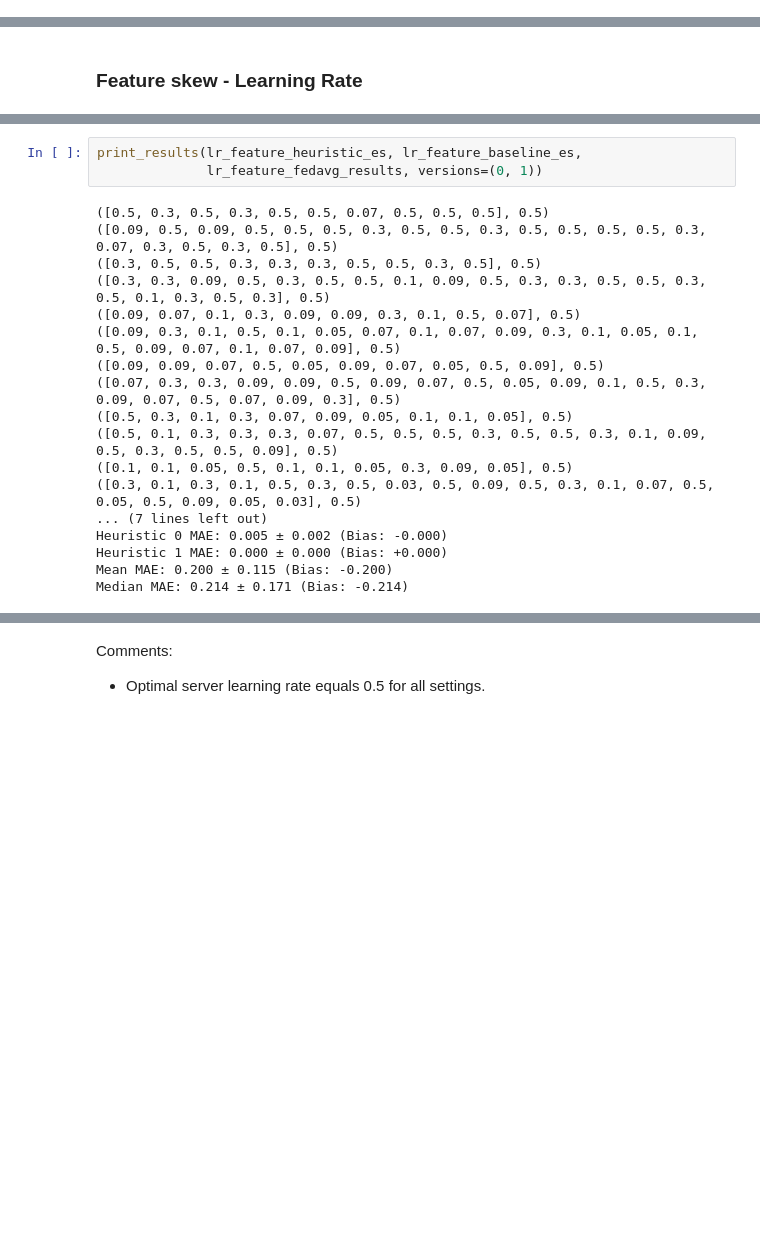
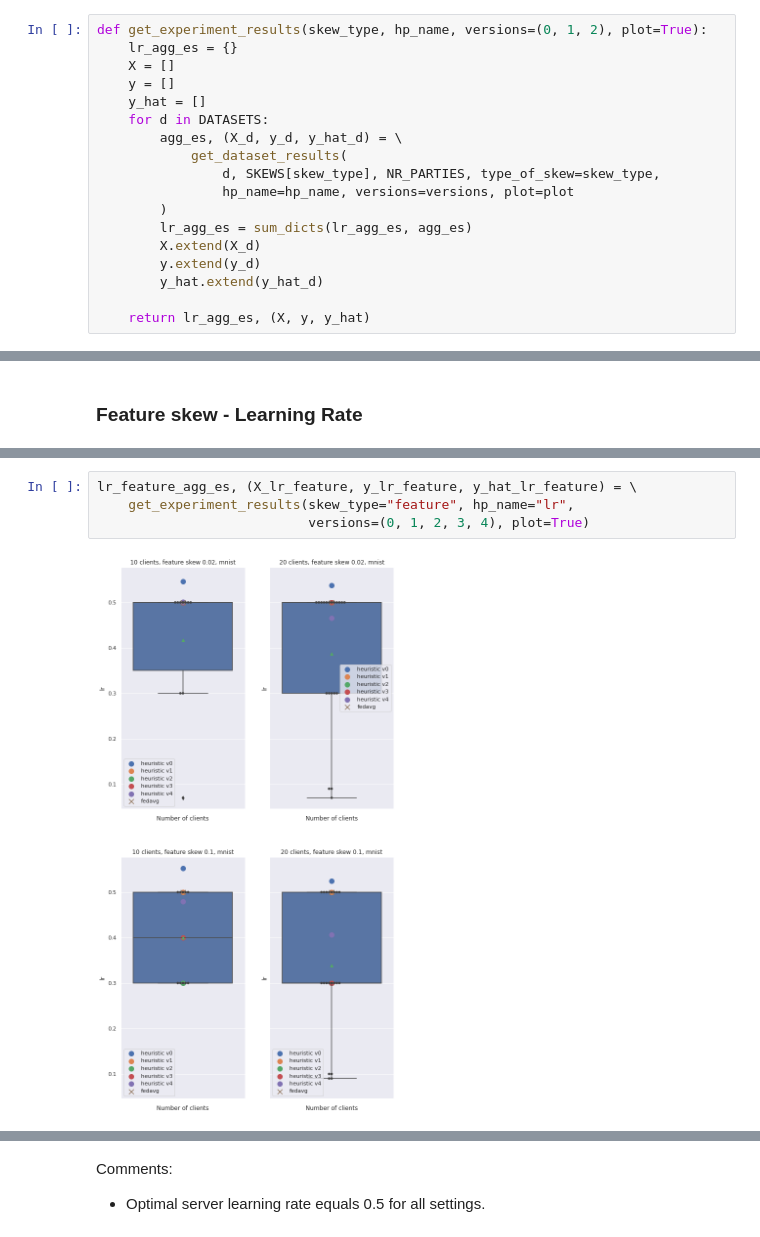
Before and after one commit to isabella232/projects-data, a Jupyter notebook: hyperparam_heuristic/visualize_heuristics.ipynb, the cells around one changed output, grey strips where cells are left out. Cells and saved outputs as stored; diff of their text form; blank space fills up the shorter version.

Commit message:
update heuristic functions

```diff
--- a/hyperparam_heuristic/visualize_heuristics.ipynb
+++ b/hyperparam_heuristic/visualize_heuristics.ipynb
@@ -17,0 +14,18 @@ sns.set_theme()
+# %%
+def get_experiment_results(skew_type, hp_name, versions=(0, 1, 2), plot=True):
+    lr_agg_es = {}
+    X = []
+    y = []
+    y_hat = []
+    for d in DATASETS:
+        agg_es, (X_d, y_d, y_hat_d) = \
+            get_dataset_results(
+                d, SKEWS[skew_type], NR_PARTIES, type_of_skew=skew_type,
+                hp_name=hp_name, versions=versions, plot=plot
+        )
+        lr_agg_es = sum_dicts(lr_agg_es, agg_es)
+        X.extend(X_d)
+        y.extend(y_d)
+        y_hat.extend(y_hat_d)
+
+    return lr_agg_es, (X, y, y_hat)
@@ -38,21 +36,6 @@ for d in DATASETS:
-# %%
-print_results(lr_feature_heuristic_es, lr_feature_baseline_es,
-              lr_feature_fedavg_results, versions=(0, 1))
-# %% [output]
-([0.5, 0.3, 0.5, 0.3, 0.5, 0.5, 0.07, 0.5, 0.5, 0.5], 0.5)
-([0.09, 0.5, 0.09, 0.5, 0.5, 0.5, 0.3, 0.5, 0.5, 0.3, 0.5, 0.5, 0.5, 0.5, 0.3, 0.07, 0.3, 0.5, 0.3, 0.5], 0.5)
-([0.3, 0.5, 0.5, 0.3, 0.3, 0.3, 0.5, 0.5, 0.3, 0.5], 0.5)
-([0.3, 0.3, 0.09, 0.5, 0.3, 0.5, 0.5, 0.1, 0.09, 0.5, 0.3, 0.3, 0.5, 0.5, 0.3, 0.5, 0.1, 0.3, 0.5, 0.3], 0.5)
-([0.09, 0.07, 0.1, 0.3, 0.09, 0.09, 0.3, 0.1, 0.5, 0.07], 0.5)
-([0.09, 0.3, 0.1, 0.5, 0.1, 0.05, 0.07, 0.1, 0.07, 0.09, 0.3, 0.1, 0.05, 0.1, 0.5, 0.09, 0.07, 0.1, 0.07, 0.09], 0.5)
-([0.09, 0.09, 0.07, 0.5, 0.05, 0.09, 0.07, 0.05, 0.5, 0.09], 0.5)
-([0.07, 0.3, 0.3, 0.09, 0.09, 0.5, 0.09, 0.07, 0.5, 0.05, 0.09, 0.1, 0.5, 0.3, 0.09, 0.07, 0.5, 0.07, 0.09, 0.3], 0.5)
-([0.5, 0.3, 0.1, 0.3, 0.07, 0.09, 0.05, 0.1, 0.1, 0.05], 0.5)
-([0.5, 0.1, 0.3, 0.3, 0.3, 0.07, 0.5, 0.5, 0.5, 0.3, 0.5, 0.5, 0.3, 0.1, 0.09, 0.5, 0.3, 0.5, 0.5, 0.09], 0.5)
-([0.1, 0.1, 0.05, 0.5, 0.1, 0.1, 0.05, 0.3, 0.09, 0.05], 0.5)
-([0.3, 0.1, 0.3, 0.1, 0.5, 0.3, 0.5, 0.03, 0.5, 0.09, 0.5, 0.3, 0.1, 0.07, 0.5, 0.05, 0.5, 0.09, 0.05, 0.03], 0.5)
-... (7 lines left out)
-Heuristic 0 MAE: 0.005 ± 0.002 (Bias: -0.000)
-Heuristic 1 MAE: 0.000 ± 0.000 (Bias: +0.000)
-Mean MAE: 0.200 ± 0.115 (Bias: -0.200)
-Median MAE: 0.214 ± 0.171 (Bias: -0.214)
+# %%
+lr_feature_agg_es, (X_lr_feature, y_lr_feature, y_hat_lr_feature) = \
+    get_experiment_results(skew_type="feature", hp_name="lr",
+                           versions=(0, 1, 2, 3, 4), plot=True)
+# %% [output]
+[figure, added]
```
Also changed, not shown: parts of 64 cells of this notebook, 7 other files.
